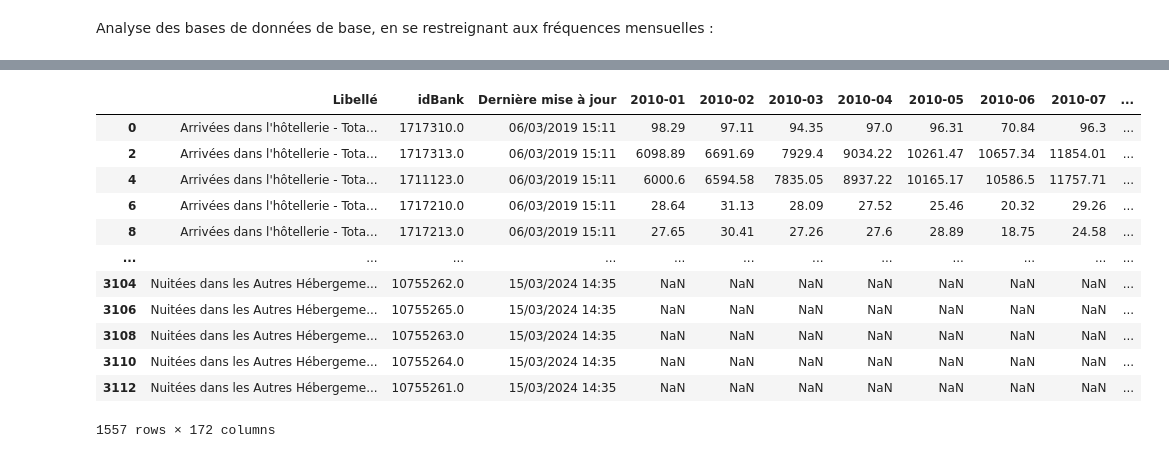
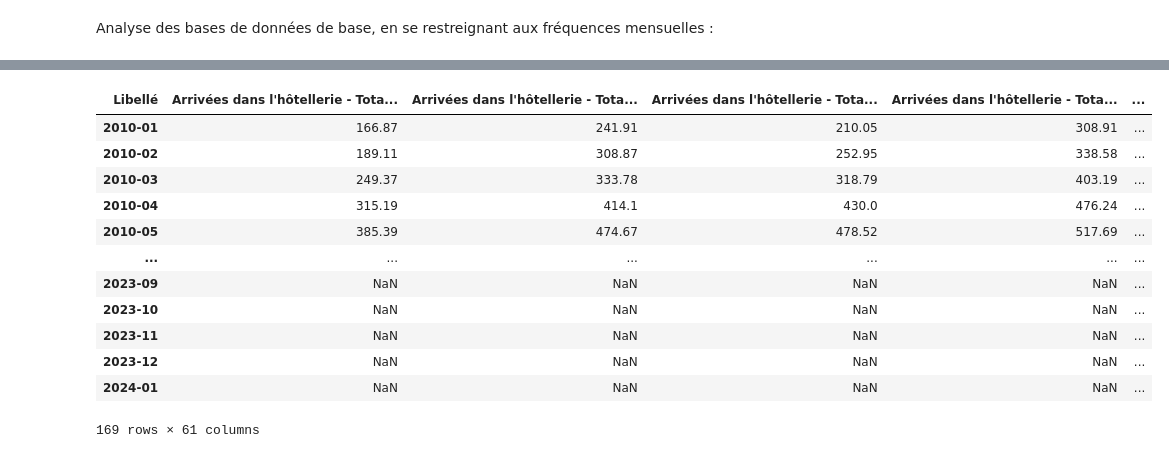
Before and after one commit to Laveine-v2/MODS206-DFM, a Jupyter notebook: Data_analysis.ipynb, the cells around one changed output, grey strips where cells are left out. Drawn from its saved outputs; the diff is of its cells as text; code cells hidden in the pictures.

Commit message:
Data cleansing of overnights_stays_df

```diff
--- a/Data_analysis.ipynb
+++ b/Data_analysis.ipynb
@@ -61,31 +57,54 @@ for a in assets:
     fig.add_trace(go.Scatter(x=data.index, y=data[a], name=a))
 fig.update_layout(title='Evolution des prix des actifs', yaxis_title='Prix en $')
 fig.show()
-# %%
-sight_seeing_demand_df=pd.read_csv('databases/famille_SUIVI-DEMANDE-TOURISTIQUE/valeurs_mensuelles.csv', sep=';')
-sight_seeing_demand_df=sight_seeing_demand_df.drop(sight_seeing_demand_df[sight_seeing_demand_df['Libellé'] == 'Codes'].index)
-sight_seeing_demand_df=sight_seeing_demand_df.drop('Période', axis=1)
-sight_seeing_demand_df
-
-overnight_stays_df=pd.read_csv('databases/famille_NUITEE/valeurs_mensuelles.csv', sep=';')
-overnight_stays_df=overnight_stays_df.drop(overnight_stays_df[overnight_stays_df['Libellé'] == 'Codes'].index)
-overnight_stays_df=overnight_stays_df.drop('Période',axis=1)
-
-#sight_seeing_demand_df = #sight_seeing_demand_df.loc[:,'Libellé']+sight_seeing_demand_df.loc[:,'2020-12':]
-#overnight_stays_df = overnight_stays_df.loc[:,'2020-12':]
-
-overnight_stays_df
-# %% [output]
-|  | Libellé | idBank | Dernière mise à jour | 2010-01 | 2010-02 | 2010-03 | 2010-04 | 2010-05 | 2010-06 | 2010-07 | ... |
-| 0 | Arrivées dans l'hôtellerie - Tota... | 1717310.0 | 06/03/2019 15:11 | 98.29 | 97.11 | 94.35 | 97.0 | 96.31 | 70.84 | 96.3 | ... |
-| 2 | Arrivées dans l'hôtellerie - Tota... | 1717313.0 | 06/03/2019 15:11 | 6098.89 | 6691.69 | 7929.4 | 9034.22 | 10261.47 | 10657.34 | 11854.01 | ... |
-| 4 | Arrivées dans l'hôtellerie - Tota... | 1711123.0 | 06/03/2019 15:11 | 6000.6 | 6594.58 | 7835.05 | 8937.22 | 10165.17 | 10586.5 | 11757.71 | ... |
-| 6 | Arrivées dans l'hôtellerie - Tota... | 1717210.0 | 06/03/2019 15:11 | 28.64 | 31.13 | 28.09 | 27.52 | 25.46 | 20.32 | 29.26 | ... |
-| 8 | Arrivées dans l'hôtellerie - Tota... | 1717213.0 | 06/03/2019 15:11 | 27.65 | 30.41 | 27.26 | 27.6 | 28.89 | 18.75 | 24.58 | ... |
-| ... | ... | ... | ... | ... | ... | ... | ... | ... | ... | ... | ... |
-| 3104 | Nuitées dans les Autres Hébergeme... | 10755262.0 | 15/03/2024 14:35 | NaN | NaN | NaN | NaN | NaN | NaN | NaN | ... |
-| 3106 | Nuitées dans les Autres Hébergeme... | 10755265.0 | 15/03/2024 14:35 | NaN | NaN | NaN | NaN | NaN | NaN | NaN | ... |
-| 3108 | Nuitées dans les Autres Hébergeme... | 10755263.0 | 15/03/2024 14:35 | NaN | NaN | NaN | NaN | NaN | NaN | NaN | ... |
-| 3110 | Nuitées dans les Autres Hébergeme... | 10755264.0 | 15/03/2024 14:35 | NaN | NaN | NaN | NaN | NaN | NaN | NaN | ... |
-| 3112 | Nuitées dans les Autres Hébergeme... | 10755261.0 | 15/03/2024 14:35 | NaN | NaN | NaN | NaN | NaN | NaN | NaN | ... |
-1557 rows × 172 columns
+# %%
+sight_seeing_demand_df=pd.read_csv('databases/famille_SUIVI-DEMANDE-TOURISTIQUE/valeurs_mensuelles.csv', sep=';')
+sight_seeing_demand_df=sight_seeing_demand_df.drop(sight_seeing_demand_df[sight_seeing_demand_df['Libellé'] == 'Codes'].index)
+sight_seeing_demand_df=sight_seeing_demand_df.drop('Période', axis=1)
+sight_seeing_demand_df
+
+overnight_stays_df=pd.read_csv('databases/famille_NUITEE/valeurs_mensuelles.csv', sep=';')
+overnight_stays_df=overnight_stays_df.drop(overnight_stays_df[overnight_stays_df['Libellé'] == 'Codes'].index)
+overnight_stays_df=overnight_stays_df.drop('Période',axis=1)
+
+regions=[
+    "Auvergne-Rhône-Alpes", "Bourgogne-Franche-Comté", "Bretagne",
+    "Centre-Val de Loire", "Corse", "Grand Est", "Hauts-de-France",
+    "Ile-de-France", "Normandie", "Nouvelle-Aquitaine", "Occitanie",
+    "Pays de la Loire", "Provence Alpes Côte d’Azur"
+]
+
+
+overnight_stays_df_t = overnight_stays_df.transpose()
+# Rename columns using the first row, cleansing of not useful columns
+overnight_stays_df_t.columns = overnight_stays_df_t.iloc[0]
+overnight_stays_df_t = overnight_stays_df_t.drop(overnight_stays_df_t.index[:3])
+
+
+#overnight_stays_df_t = overnight_stays_df_t.iloc[:, list(range(3, 21)) + list(range(64, 80))]
+occupation_columns = [col for col in overnight_stays_df_t.columns if "Taux d'occupation dans l'hôtellerie" in col]
+overnight_columns = [col for col in overnight_stays_df_t.columns if "Nuitées dans l'hôtellerie - Total -" in col]
+arrival_columns= [col for col in overnight_stays_df_t.columns if "Arrivées dans l'hôtellerie - Total -" in col]
+
+selected_occupation_columns = [col for col in occupation_columns if any(region in col for region in regions)]
+selected_overnight_columns = [col for col in overnight_columns if any(region in col for region in regions)]
+selected_arrival_columns = [col for col in arrival_columns if any(region in col for region in regions)]
+
+selected_columns = selected_arrival_columns+selected_occupation_columns+selected_overnight_columns
+overnight_stays_df_t =overnight_stays_df_t[selected_columns]
+overnight_stays_df_t
+overnight_stays_df_t
+# %% [output]
+| Libellé | Arrivées dans l'hôtellerie - Tota... | Arrivées dans l'hôtellerie - Tota... | Arrivées dans l'hôtellerie - Tota... | Arrivées dans l'hôtellerie - Tota... | ... |
+| 2010-01 | 166.87 | 241.91 | 210.05 | 308.91 | ... |
+| 2010-02 | 189.11 | 308.87 | 252.95 | 338.58 | ... |
+| 2010-03 | 249.37 | 333.78 | 318.79 | 403.19 | ... |
+| 2010-04 | 315.19 | 414.1 | 430.0 | 476.24 | ... |
+| 2010-05 | 385.39 | 474.67 | 478.52 | 517.69 | ... |
+| ... | ... | ... | ... | ... | ... |
+| 2023-09 | NaN | NaN | NaN | NaN | ... |
+| 2023-10 | NaN | NaN | NaN | NaN | ... |
+| 2023-11 | NaN | NaN | NaN | NaN | ... |
+| 2023-12 | NaN | NaN | NaN | NaN | ... |
+| 2024-01 | NaN | NaN | NaN | NaN | ... |
+169 rows × 61 columns
```
Also changed, not shown: parts of 1 cell of this notebook, 2 other files.
